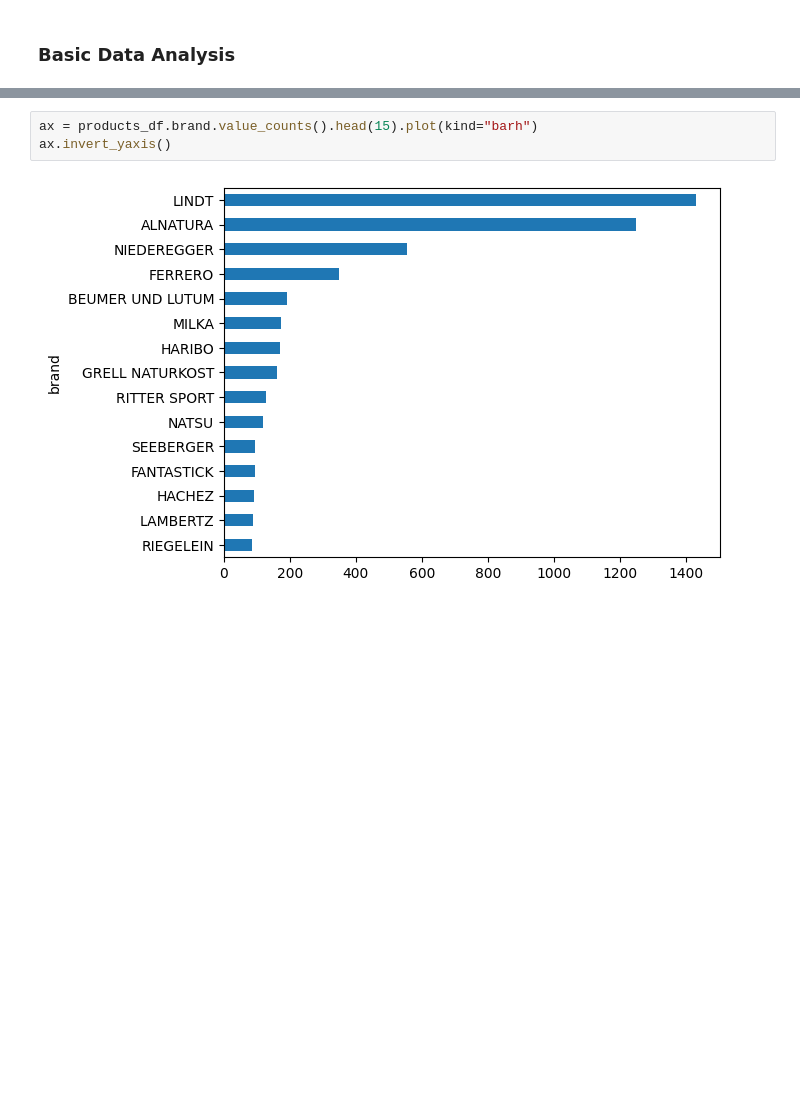
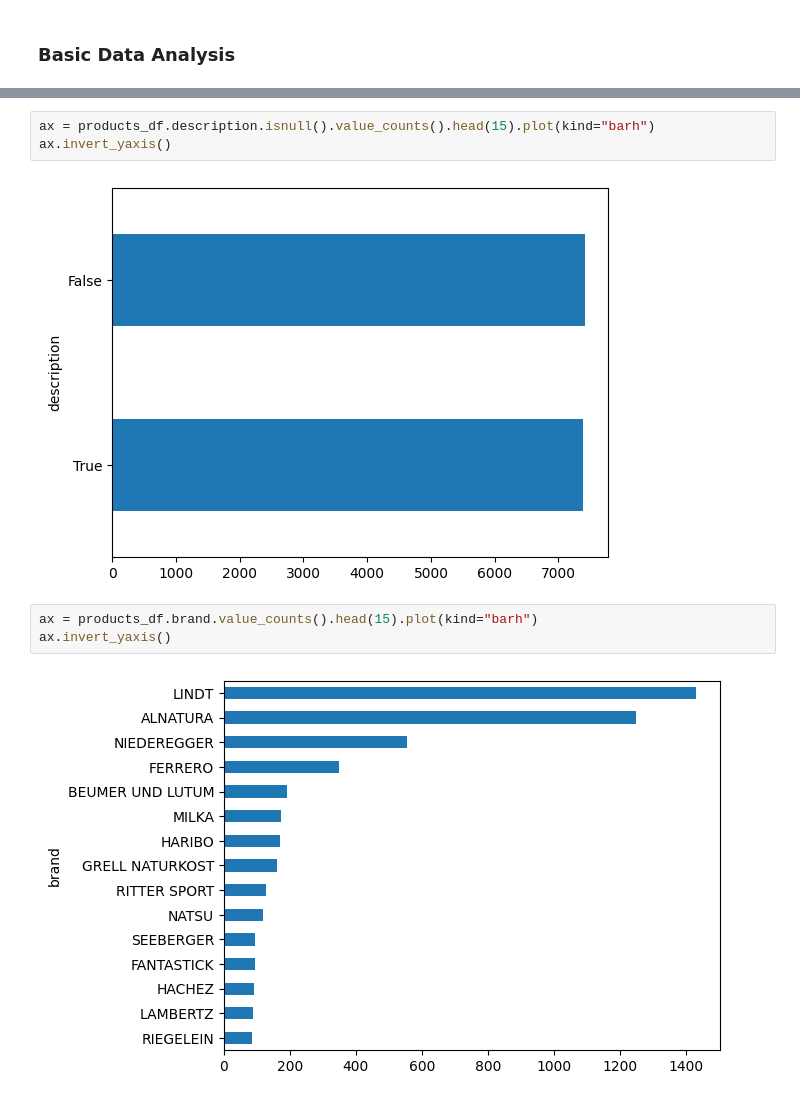
Before and after one commit to goerlitz/groceries-data, a Jupyter notebook: stores/budni/notebooks/02_budni-data-analysis.ipynb, the cells around one changed output, grey strips where cells are left out. Drawn from its saved outputs; the diff is of its cells as text; blank space fills up the shorter version.

```diff
--- a/stores/budni/notebooks/02_budni-data-analysis.ipynb
+++ b/stores/budni/notebooks/02_budni-data-analysis.ipynb
@@ -37,3 +50,8 @@ products_df
+# %%
+ax = products_df.description.isnull().value_counts().head(15).plot(kind="barh")
+ax.invert_yaxis()
+# %% [output]
+[figure, added]
 # %%
 ax = products_df.brand.value_counts().head(15).plot(kind="barh")
 ax.invert_yaxis()
```
Also changed, not shown: parts of 9 cells of this notebook, 1 other file.
